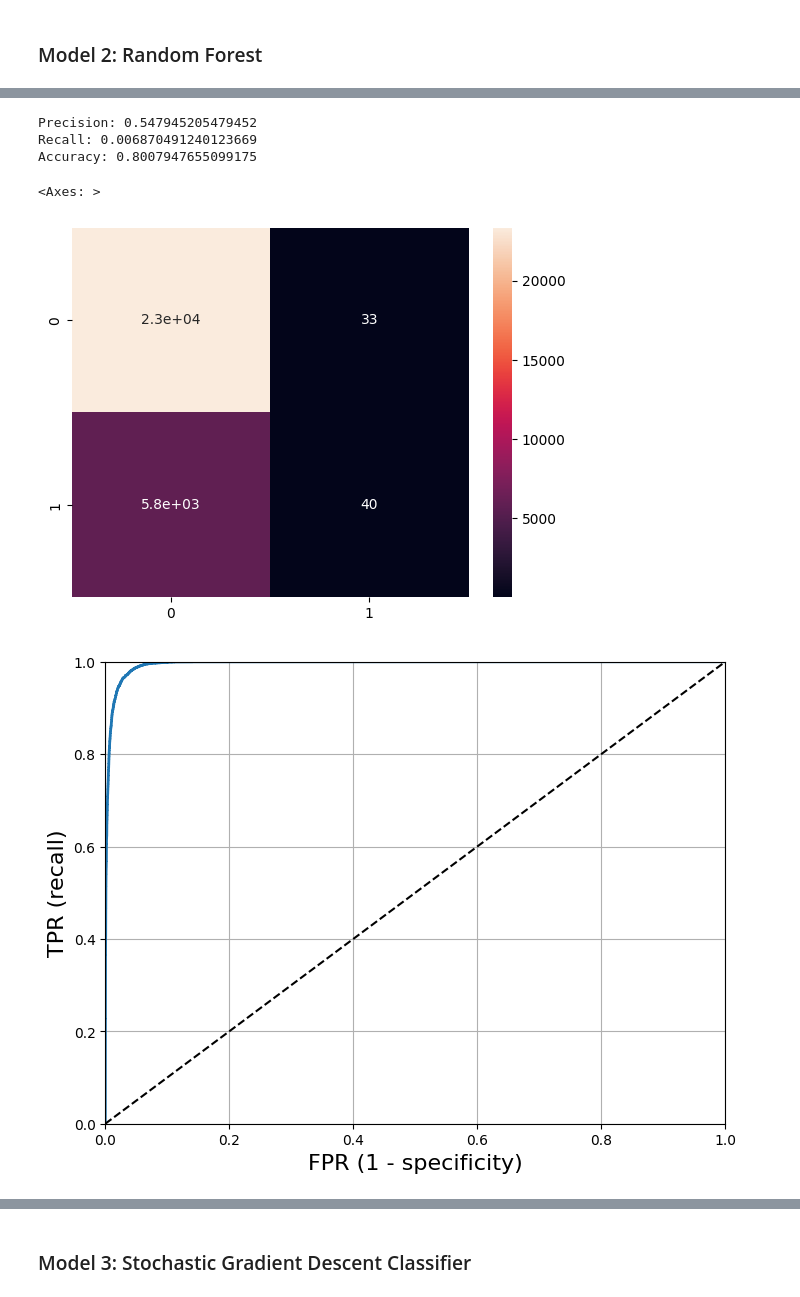
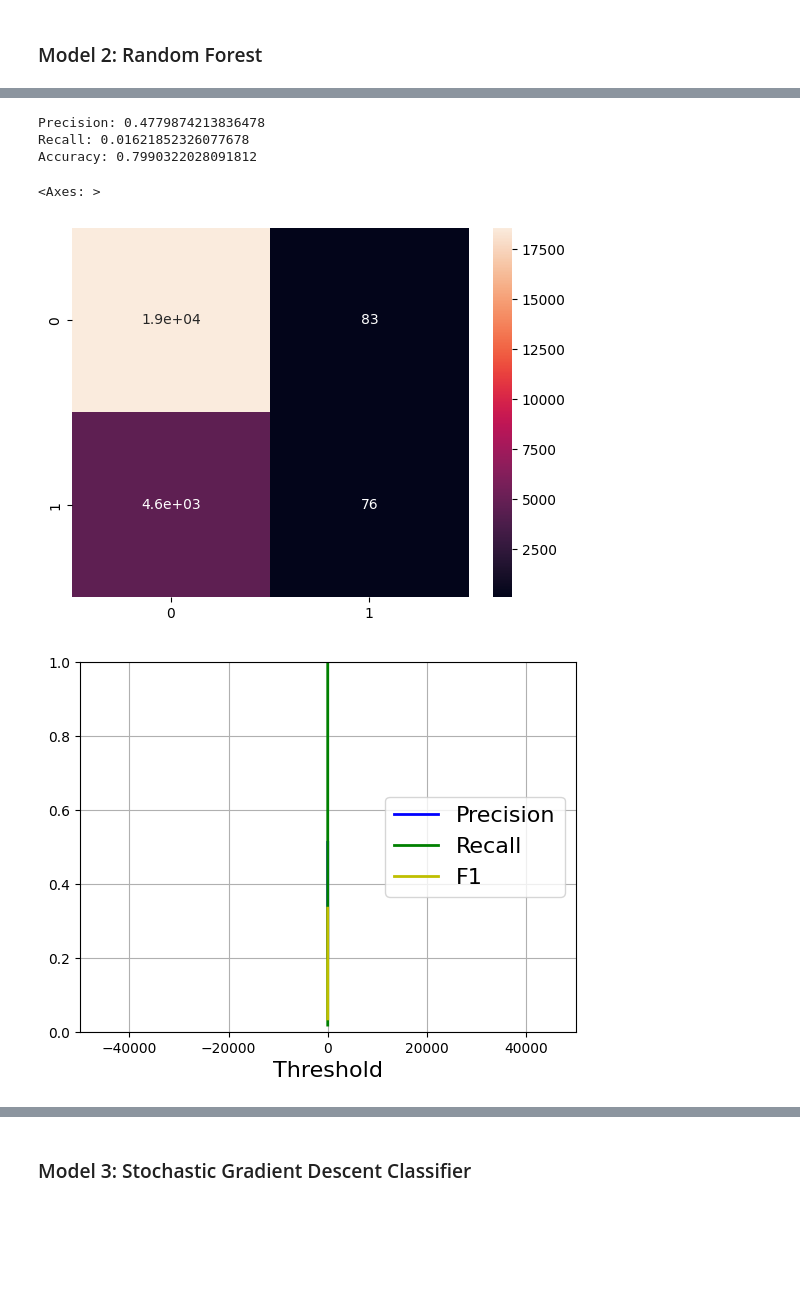
Before and after one commit to samuelleehope/ID5059_Flight_Prediction, a Jupyter notebook: ID5059Project1.ipynb, the cells around one changed output, grey strips where cells are left out. Cells and saved outputs as stored; diff of their text form; code cells hidden in the pictures; blank space fills up the shorter version.

Commit message:
Finally running grid search cv without data leakage

```diff
--- a/ID5059Project1.ipynb
+++ b/ID5059Project1.ipynb
@@ -467,7 +467,7 @@ class CyclicalTransformer(BaseEstimator, TransformerMixin):
 
 preprocessor = ColumnTransformer(
     transformers=[
-        ('one_hot', OneHotEncoder(), one_hot_encode_features),
+        ('one_hot', OneHotEncoder(handle_unknown='ignore'), one_hot_encode_features),
         ('target_encode', TargetEncoder(), target_encode_features),
         ('quarter_encode', OrdinalEncoder(), ordinal_encode_features),
         ('cyclical', CyclicalTransformer(), cyclical_encode_features),
@@ -546,14 +545,10 @@ AttributeError: 'GridSearchCV' object has no attribute 'fit_transform'
 # %%
-rf = RandomForestClassifier(**best_params)
-
-#Fit and transform the pipeline on the training data
-full_X = preprocessor.fit_transform(X_train, y_train)
-rf.fit(X_train, y_train)
+rf_pipeline.set_params(**best_params_rf)
 
 
 # Evaluate on the test set
-predictions = cross_val_predict(rf, X_train, y_train, cv=5)
-conf_mat = confusion_matrix(y_train, predictions)
+y_predictions_rf = cross_val_predict(rf_pipeline, X_train, y_train, cv=5)
+conf_mat = confusion_matrix(y_train, y_predictions_rf)
 precision = conf_mat[1,1]/sum(conf_mat[:,1]) if sum(conf_mat[:,1])>0 else 0
 recall = conf_mat[1,1]/sum(conf_mat[1,:])
 accuracy = (conf_mat[0,0]+conf_mat[1,1])/(sum(conf_mat[0,:])+sum(conf_mat[1,:]))
@@ -561,28 +556,41 @@ f1_score = precision*recall/(precision+recall)
 
 print(f'Precision: {precision}')
 print(f'Recall: {recall}')
+print(f'f1-score: {f1_score}')
 print(f'Accuracy: {accuracy}')
 sns.heatmap(conf_mat, annot=True)
 # %% [output]
-Precision: 0.547945205479452
-Recall: 0.006870491240123669
-Accuracy: 0.8007947655099175
+Precision: 0.4779874213836478
+Recall: 0.01621852326077678
+Accuracy: 0.7990322028091812
 <Axes: >
-[figure, old version]
+[figure, new version]
 # %%
-def plot_roc_curve(FPR, TPR, label=None, color='k--'):
-    plt.plot(FPR, TPR, linewidth=2, label=label)
-    plt.plot([0, 1], [0, 1], color)
-    plt.axis([0, 1, 0, 1])
-    plt.xlabel('FPR (1 - specificity)', fontsize=16)
-    plt.ylabel('TPR (recall)', fontsize=16)
+def plot_precision_recall_vs_threshold(precisions, recalls, thresholds):
+    f1_scores = 2 * precisions * recalls / (precisions + recalls)
+    plt.plot(
+        thresholds,
+        precisions[:-1], "b",
+        label="Precision",
+        linewidth=2)
+    plt.plot(
+        thresholds,
+        recalls[:-1], "g",
+        label="Recall",
+        linewidth=2)
+    plt.plot(
+        thresholds,
+        f1_scores[:-1], "y",
+        label="F1",
+        linewidth=2)
+    plt.legend(loc="center right", fontsize=16)
+    plt.xlabel("Threshold", fontsize=16)
     plt.grid(True)
+    plt.axis([-50000, 50000, 0, 1])
 
-rf_predictions = rf.predict_proba(full_X)[:,1]
-rf_FPR, rf_TPR, rf_thresholds = roc_curve(full_y, rf_predictions)
+y_scores = cross_val_predict(rf_pipeline, X_train, y_train, cv=5)
 
-plt.figure(figsize=(8, 6))
-plot_roc_curve(rf_FPR, rf_TPR, 'g:')
-plt.show()
+precisions, recalls, thresholds = precision_recall_curve(y_train, y_scores)
+plot_precision_recall_curve(precisions, recalls, thresholds)
 # %% [output]
-[figure, old version]
+[figure, new version]
```
Also changed, not shown: parts of 8 cells of this notebook.
